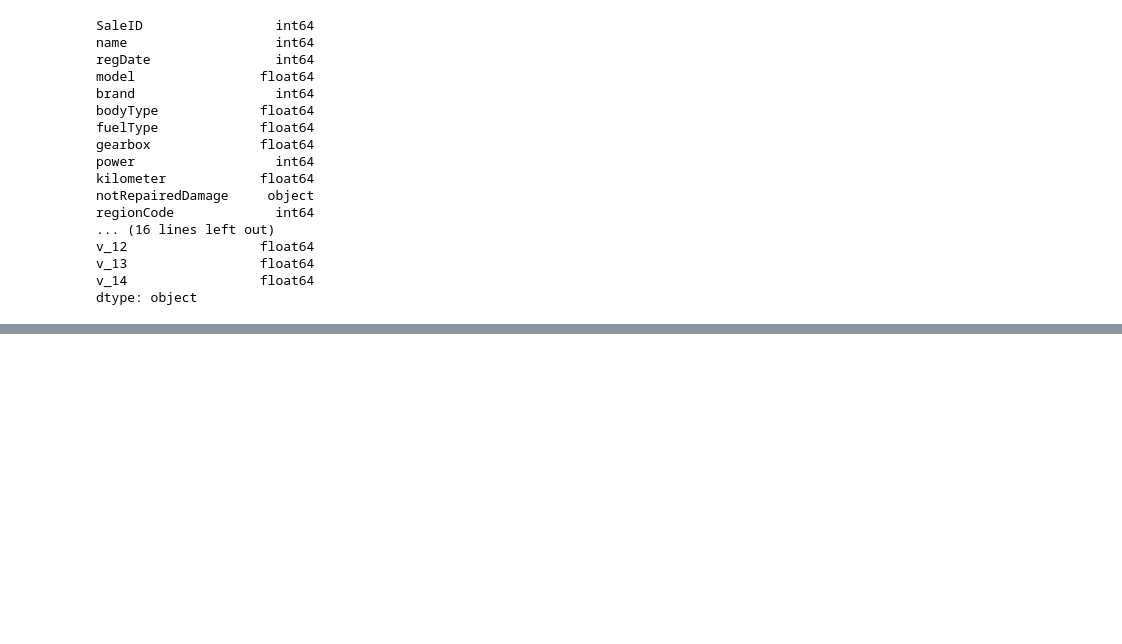
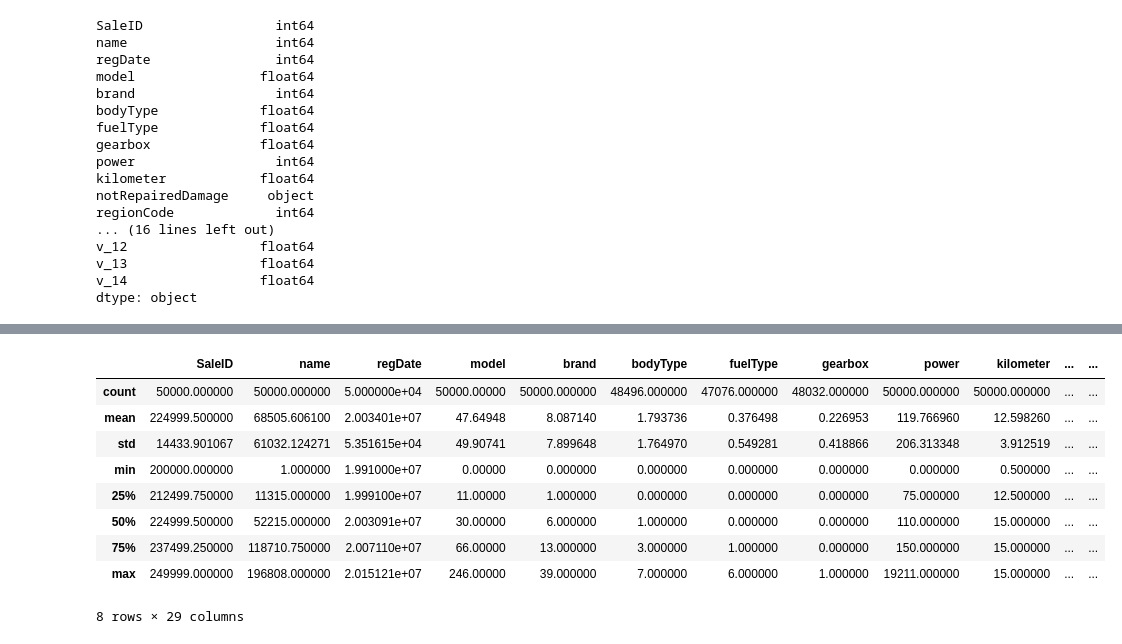
Before and after one commit to lytdigi-ai/used_cars, a Jupyter notebook: project_EDA.ipynb, the cells around one changed output, grey strips where cells are left out. Cells and saved outputs as stored; diff of their text form; code cells hidden in the pictures; blank space fills up the shorter version.

```diff
--- a/project_EDA.ipynb
+++ b/project_EDA.ipynb
@@ -70,0 +84,13 @@ dtype: object
+# %%
+test_data.describe()
+# %% [output]
+|  | SaleID | name | regDate | model | brand | bodyType | fuelType | gearbox | power | kilometer | ... | ... |
+| count | 50000.000000 | 50000.000000 | 5.000000e+04 | 50000.00000 | 50000.000000 | 48496.000000 | 47076.000000 | 48032.000000 | 50000.000000 | 50000.000000 | ... | ... |
+| mean | 224999.500000 | 68505.606100 | 2.003401e+07 | 47.64948 | 8.087140 | 1.793736 | 0.376498 | 0.226953 | 119.766960 | 12.598260 | ... | ... |
+| std | 14433.901067 | 61032.124271 | 5.351615e+04 | 49.90741 | 7.899648 | 1.764970 | 0.549281 | 0.418866 | 206.313348 | 3.912519 | ... | ... |
+| min | 200000.000000 | 1.000000 | 1.991000e+07 | 0.00000 | 0.000000 | 0.000000 | 0.000000 | 0.000000 | 0.000000 | 0.500000 | ... | ... |
+| 25% | 212499.750000 | 11315.000000 | 1.999100e+07 | 11.00000 | 1.000000 | 0.000000 | 0.000000 | 0.000000 | 75.000000 | 12.500000 | ... | ... |
+| 50% | 224999.500000 | 52215.000000 | 2.003091e+07 | 30.00000 | 6.000000 | 1.000000 | 0.000000 | 0.000000 | 110.000000 | 15.000000 | ... | ... |
+| 75% | 237499.250000 | 118710.750000 | 2.007110e+07 | 66.00000 | 13.000000 | 3.000000 | 1.000000 | 0.000000 | 150.000000 | 15.000000 | ... | ... |
+| max | 249999.000000 | 196808.000000 | 2.015121e+07 | 246.00000 | 39.000000 | 7.000000 | 6.000000 | 1.000000 | 19211.000000 | 15.000000 | ... | ... |
+8 rows × 29 columns
```
Also changed, not shown: parts of 12 cells of this notebook.
